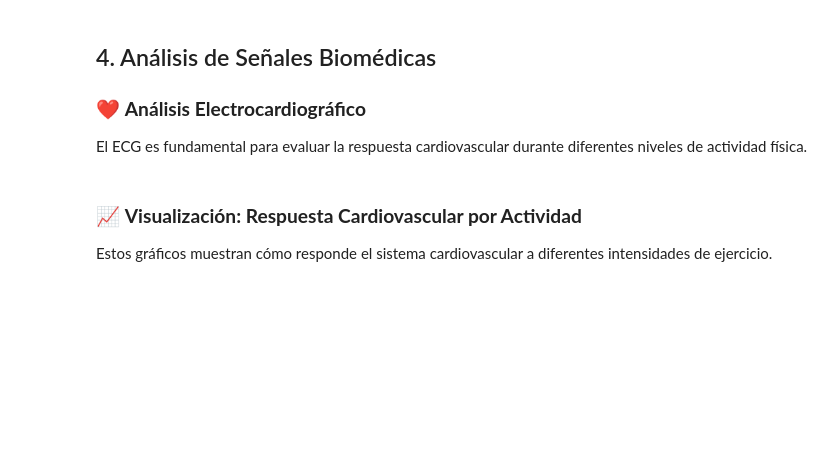
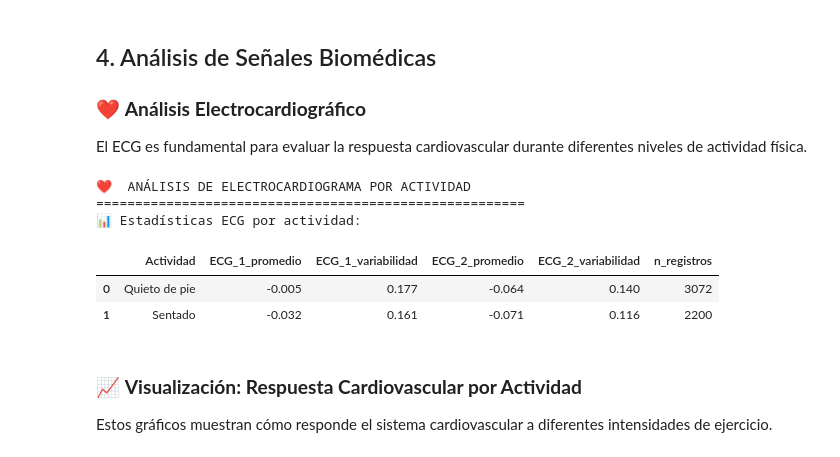
Before and after one commit to Jvviers/analisis_datosSalud, a Jupyter notebook: notebooks/02_analisis_exploratorio.ipynb, the cells around one changed output. Saved outputs shown, nothing was run; the diff lists cells and outputs as text; code cells hidden in the pictures; blank space fills up the shorter version.

```diff
--- a/notebooks/02_analisis_exploratorio.ipynb
+++ b/notebooks/02_analisis_exploratorio.ipynb
@@ -230,6 +293,10 @@ def analizar_ecg_por_actividad(df, muestra_size=1000):
     """
     Analiza las señales de ECG para diferentes actividades
     """
+    # Asegurar que el diccionario de actividades esté definido
+    if 'actividades_dict' not in globals():
+        raise ValueError("El diccionario 'actividades_dict' no está definido.")
+
     print("❤️  ANÁLISIS DE ELECTROCARDIOGRAMA POR ACTIVIDAD")
     print("=" * 55)
 
@@ -244,33 +311,40 @@ def analizar_ecg_por_actividad(df, muestra_size=1000):
 
         if len(datos_actividad) > muestra_size:
             muestra = datos_actividad.sample(muestra_size, random_state=42)
         else:
             muestra = datos_actividad
 
         # Estadísticas de ECG
         ecg1_mean = muestra['ecg_1'].mean() if 'ecg_1' in muestra.columns else 0
         ecg1_std = muestra['ecg_1'].std() if 'ecg_1' in muestra.columns else 0
         ecg2_mean = muestra['ecg_2'].mean() if 'ecg_2' in muestra.columns else 0
         ecg2_std = muestra['ecg_2'].std() if 'ecg_2' in muestra.columns else 0
 
         ecg_stats.append({
             'Actividad': actividad_nombre,
             'ECG_1_promedio': ecg1_mean,
             'ECG_1_variabilidad': ecg1_std,
             'ECG_2_promedio': ecg2_mean,
             'ECG_2_variabilidad': ecg2_std,
             'n_registros': len(datos_actividad)
         })
 
     return pd.DataFrame(ecg_stats)
 
 # Ejecutar análisis ECG
 if 'ecg_1' in df.columns and 'ecg_2' in df.columns:
     ecg_analysis = analizar_ecg_por_actividad(df)
     print("📊 Estadísticas ECG por actividad:")
     display(ecg_analysis.round(3))
 else:
     print("⚠️ Datos de ECG no disponibles en este subset")
+# %% [output]
+❤️  ANÁLISIS DE ELECTROCARDIOGRAMA POR ACTIVIDAD
+=======================================================
+📊 Estadísticas ECG por actividad:
+|  | Actividad | ECG_1_promedio | ECG_1_variabilidad | ECG_2_promedio | ECG_2_variabilidad | n_registros |
+| 0 | Quieto de pie | -0.005 | 0.177 | -0.064 | 0.140 | 3072 |
+| 1 | Sentado | -0.032 | 0.161 | -0.071 | 0.116 | 2200 |
 # %% [markdown]
 ### 📈 **Visualización: Respuesta Cardiovascular por Actividad**
 
```
Also changed, not shown: parts of 16 cells of this notebook.
